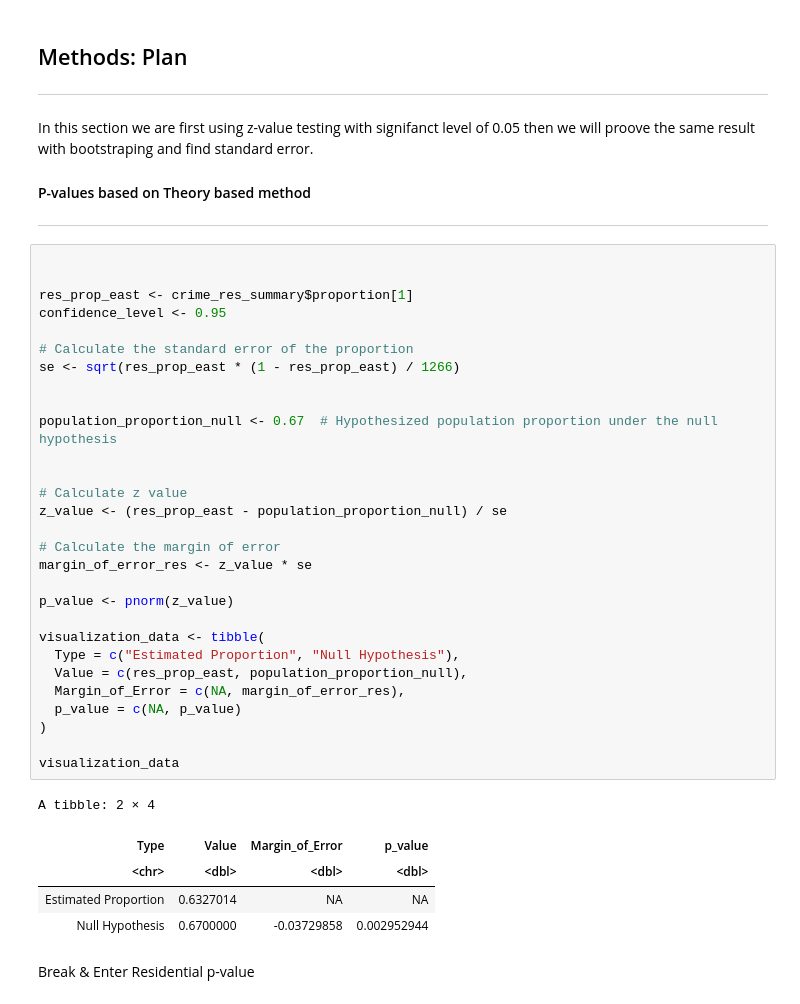
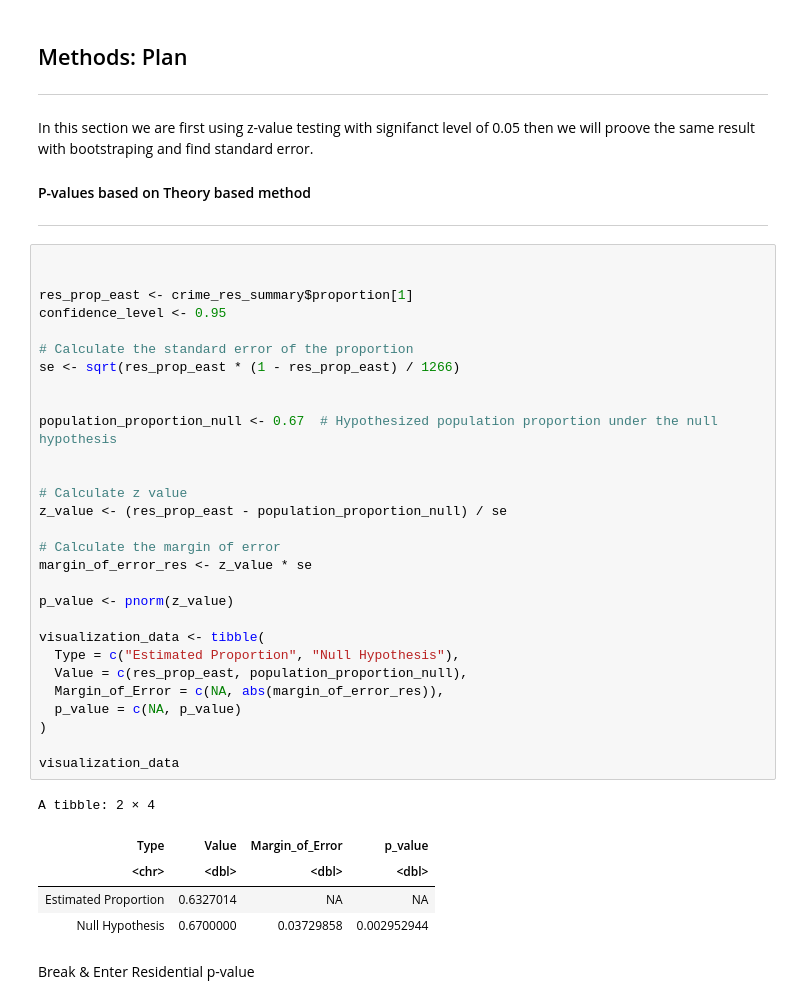
Before and after one commit to aradsab/Stat-201-Project, a Jupyter notebook: project.ipynb, the cells around one changed output. Saved outputs shown, nothing was run; the diff lists cells and outputs as text.

Commit message:
absolut of error

```diff
--- a/project.ipynb
+++ b/project.ipynb
@@ -182,35 +182,35 @@ In this section we are first using z-value testing with signifanct level of 0.05
 res_prop_east <- crime_res_summary$proportion[1]
 confidence_level <- 0.95
 
 # Calculate the standard error of the proportion
 se <- sqrt(res_prop_east * (1 - res_prop_east) / 1266)
 
 
 population_proportion_null <- 0.67  # Hypothesized population proportion under the null hypothesis
 
 
 # Calculate z value
 z_value <- (res_prop_east - population_proportion_null) / se
 
 # Calculate the margin of error
 margin_of_error_res <- z_value * se
 
 p_value <- pnorm(z_value)
 
 visualization_data <- tibble(
   Type = c("Estimated Proportion", "Null Hypothesis"),
   Value = c(res_prop_east, population_proportion_null),
-  Margin_of_Error = c(NA, margin_of_error_res),
+  Margin_of_Error = c(NA, abs(margin_of_error_res)),
   p_value = c(NA, p_value)
 )
 
 visualization_data
 # %% [output]
 A tibble: 2 × 4
 | Type | Value | Margin_of_Error | p_value |
 | <chr> | <dbl> | <dbl> | <dbl> |
 | Estimated Proportion | 0.6327014 | NA | NA |
-| Null Hypothesis | 0.6700000 | -0.03729858 | 0.002952944 |
+| Null Hypothesis | 0.6700000 | 0.03729858 | 0.002952944 |
 # %% [markdown]
 Break & Enter Residential p-value
 # %%
```
